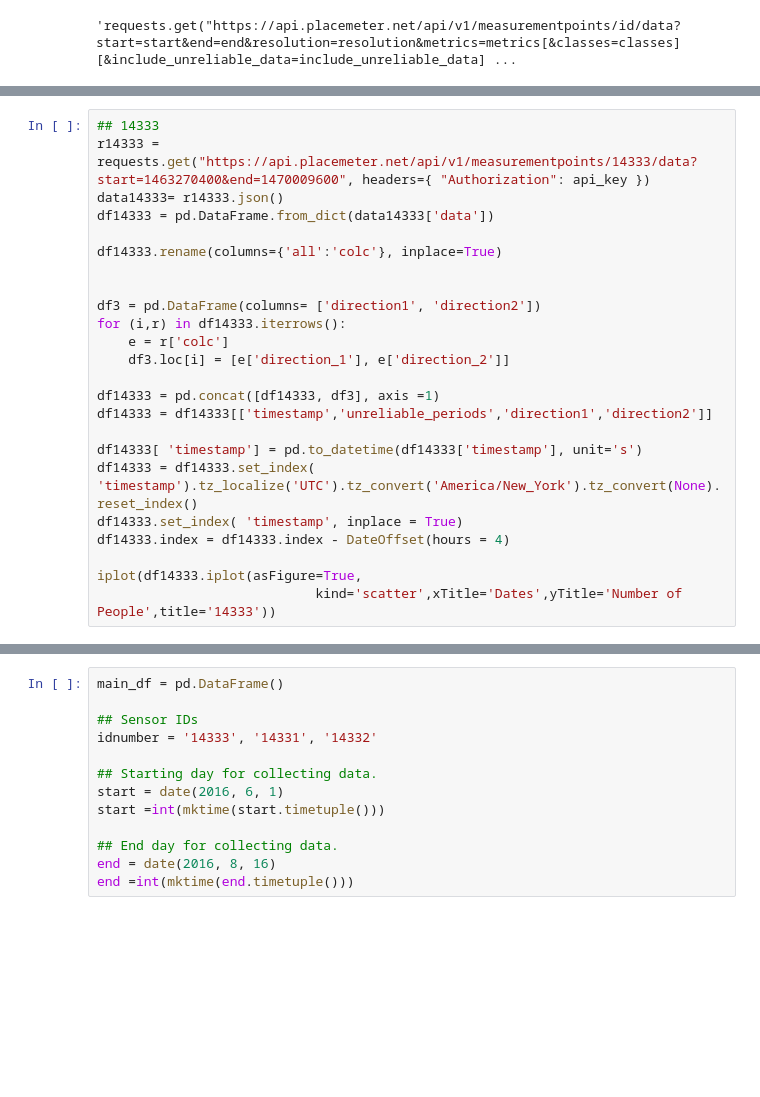
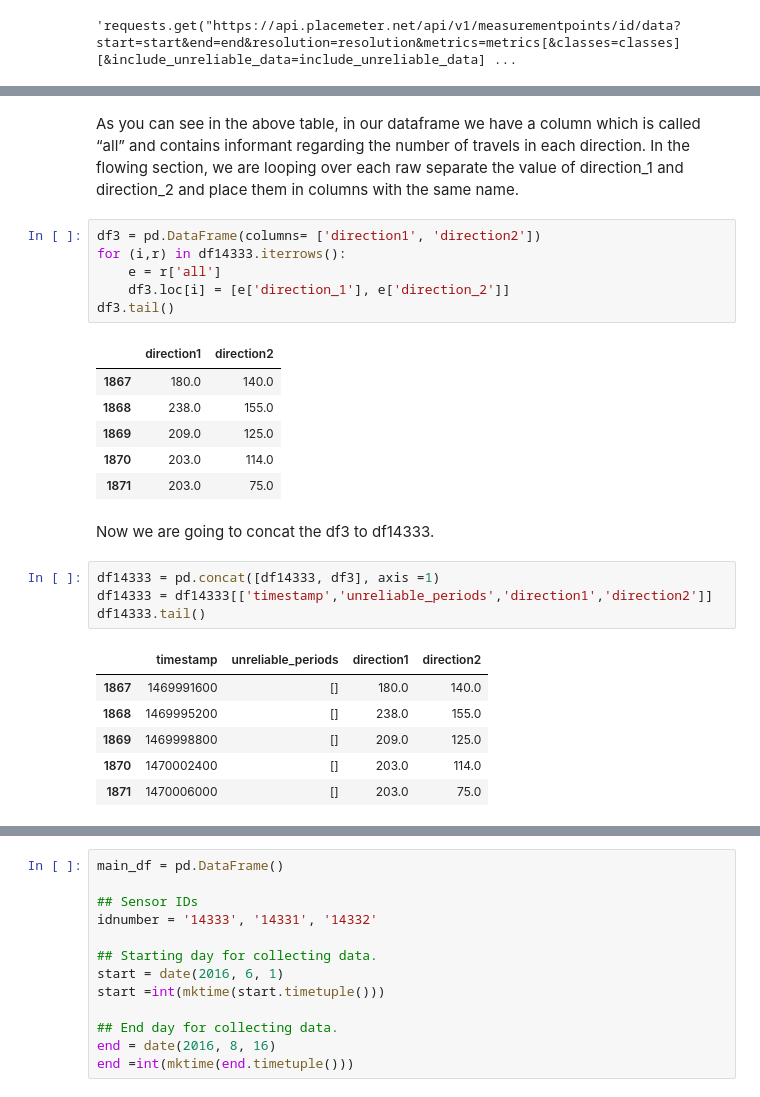
Before and after one commit to srsani/Placemeter_API, a Jupyter notebook: RetrievingDataFromPlacemeter.ipynb, the cells around one changed output, grey strips where cells are left out. Cells and saved outputs as stored; diff of their text form; blank space fills up the shorter version.

```diff
--- a/RetrievingDataFromPlacemeter.ipynb
+++ b/RetrievingDataFromPlacemeter.ipynb
@@ -76,24 +90,0 @@ The following code is to download the data from sensor 14333 and plot the number
-# %%
-## 14333
-r14333 = requests.get("https://api.placemeter.net/api/v1/measurementpoints/14333/data?start=1463270400&end=1470009600", headers={ "Authorization": api_key })
-data14333= r14333.json()
-df14333 = pd.DataFrame.from_dict(data14333['data'])
-
-df14333.rename(columns={'all':'colc'}, inplace=True)
-
-
-df3 = pd.DataFrame(columns= ['direction1', 'direction2'])
-for (i,r) in df14333.iterrows():
-    e = r['colc']
-    df3.loc[i] = [e['direction_1'], e['direction_2']]
-
-df14333 = pd.concat([df14333, df3], axis =1)
-df14333 = df14333[['timestamp','unreliable_periods','direction1','direction2']]
-
-df14333[ 'timestamp'] = pd.to_datetime(df14333['timestamp'], unit='s')
-df14333 = df14333.set_index( 'timestamp').tz_localize('UTC').tz_convert('America/New_York').tz_convert(None).reset_index()
-df14333.set_index( 'timestamp', inplace = True)
-df14333.index = df14333.index - DateOffset(hours = 4)
-
-iplot(df14333.iplot(asFigure=True,
-                            kind='scatter',xTitle='Dates',yTitle='Number of People',title='14333'))
@@ -101,0 +104,28 @@ iplot(df14333.iplot(asFigure=True,
+# %% [markdown]
+As you can see in the above table, in our dataframe we have a column which is called “all” and contains informant regarding the number of travels in each direction. In the flowing section, we are looping over each raw separate the value of  direction_1 and direction_2 and place them in columns with the same name.
+# %%
+df3 = pd.DataFrame(columns= ['direction1', 'direction2'])
+for (i,r) in df14333.iterrows():
+    e = r['all']
+    df3.loc[i] = [e['direction_1'], e['direction_2']]
+df3.tail()
+# %% [output]
+|  | direction1 | direction2 |
+| 1867 | 180.0 | 140.0 |
+| 1868 | 238.0 | 155.0 |
+| 1869 | 209.0 | 125.0 |
+| 1870 | 203.0 | 114.0 |
+| 1871 | 203.0 | 75.0 |
+# %% [markdown]
+Now we are going to concat the df3 to df14333.
+# %%
+df14333 = pd.concat([df14333, df3], axis =1)
+df14333 = df14333[['timestamp','unreliable_periods','direction1','direction2']]
+df14333.tail()
+# %% [output]
+|  | timestamp | unreliable_periods | direction1 | direction2 |
+| 1867 | 1469991600 | [] | 180.0 | 140.0 |
+| 1868 | 1469995200 | [] | 238.0 | 155.0 |
+| 1869 | 1469998800 | [] | 209.0 | 125.0 |
+| 1870 | 1470002400 | [] | 203.0 | 114.0 |
+| 1871 | 1470006000 | [] | 203.0 | 75.0 |
```
Also changed, not shown: parts of 13 cells of this notebook.
